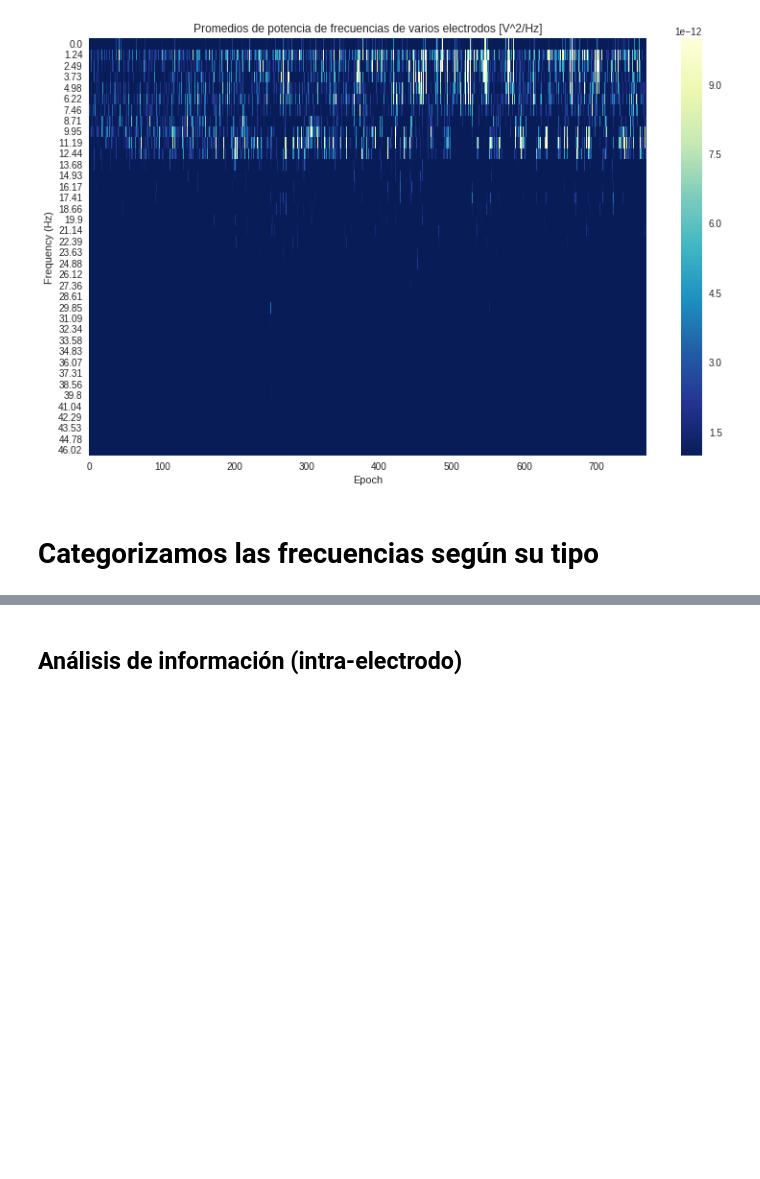
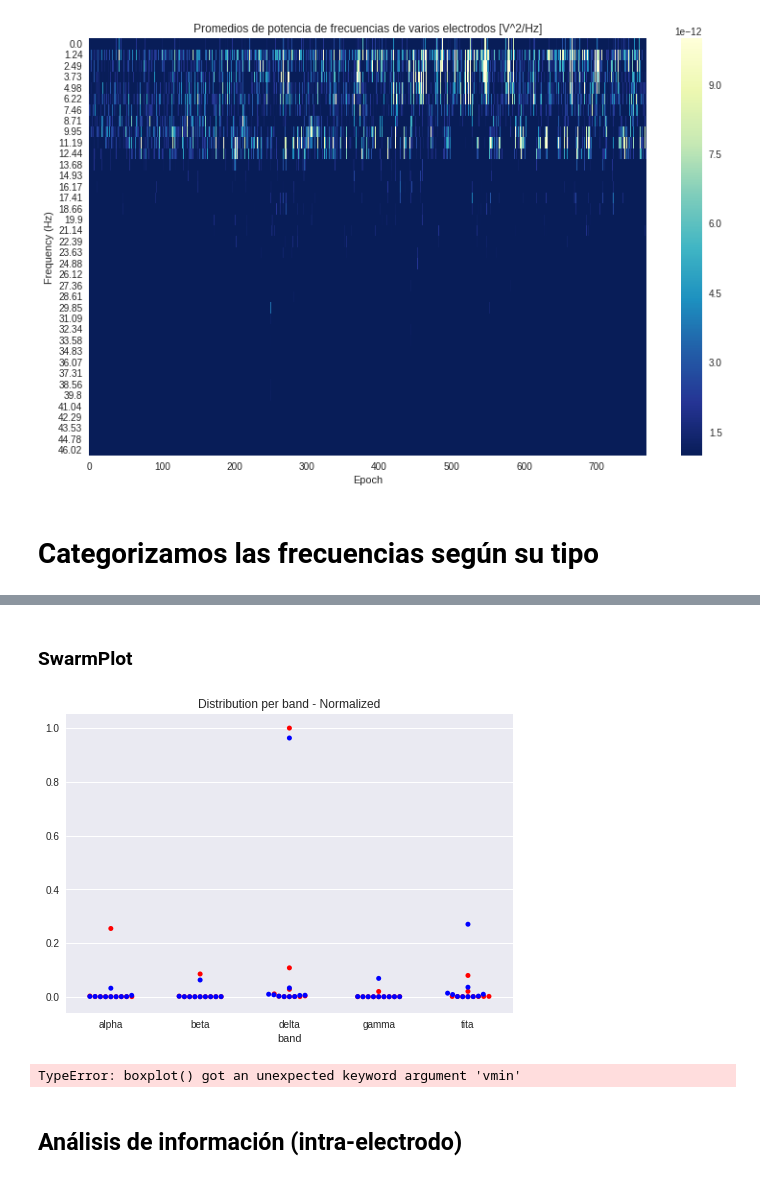
Before and after one commit to gfourcade/cienciadatos, a Jupyter notebook: tp2/tp2.ipynb, the cells around one changed output, grey strips where cells are left out. Drawn from its saved outputs; the diff is of its cells as text; code cells hidden in the pictures; blank space fills up the shorter version.

```diff
--- a/tp2/tp2.ipynb
+++ b/tp2/tp2.ipynb
@@ -214,0 +260,18 @@ plt.show()
+# %% [markdown]
+### SwarmPlot
+# %%
+ax = sns.swarmplot(data=df_norm[:10],
+                   color="r",
+                   vmin=df_norm.min(),
+                   vmax=df_norm.max()
+                  )
+ax = sns.swarmplot(data=df_norm[10:],
+                   color="b",
+                   vmin=df_norm.min(),
+                   vmax=df_norm.max()
+                  )
+#ax.set_yscale('log')
+plt.title('Distribution per band - Normalized')
+plt.show()
+# %% [output]
+[figure, added]
@@ -215,3 +280,19 @@ plt.show()
+# %%
+ax = sns.boxplot(data=df_norm[:10],
+                   color="r",
+                   vmin=df_norm.min(),
+                   vmax=df_norm.max()
+                  )
+ax = sns.boxplot(data=df_norm[10:],
+                   color="b",
+                   vmin=df_norm.min(),
+                   vmax=df_norm.max()
+                  )
+#ax.set_yscale('log')
+plt.title('Distribution per band - Normalized')
+plt.show()
+# %% [output]
+TypeError: boxplot() got an unexpected keyword argument 'vmin'
 # %% [markdown]
 ## Análisis de información (intra-electrodo)
 # %%
```
Also changed, not shown: parts of 7 cells of this notebook.
